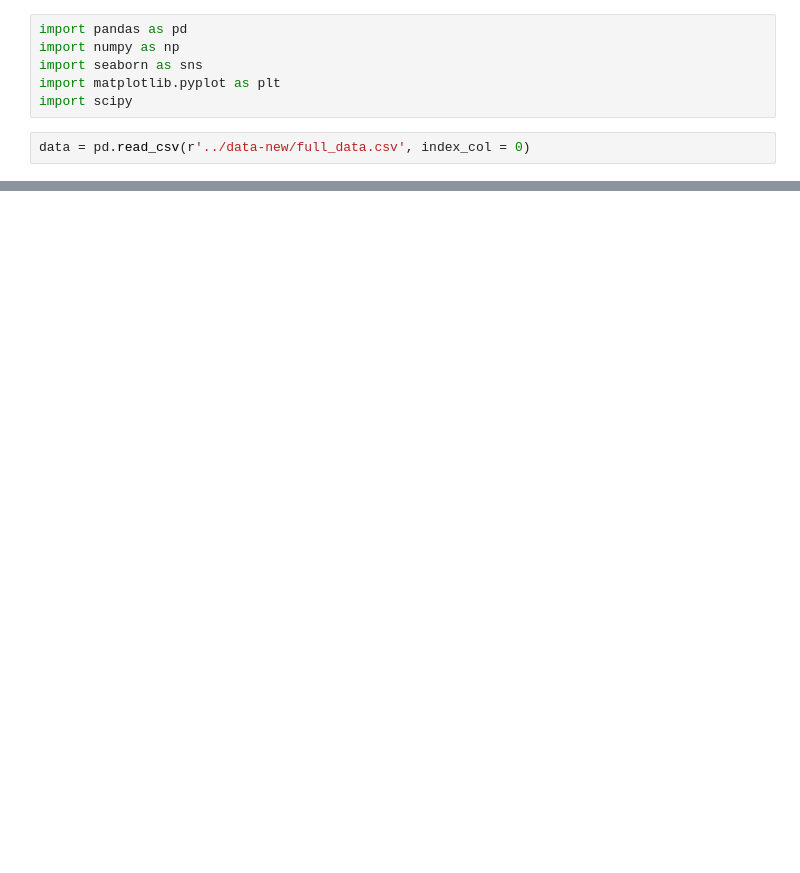
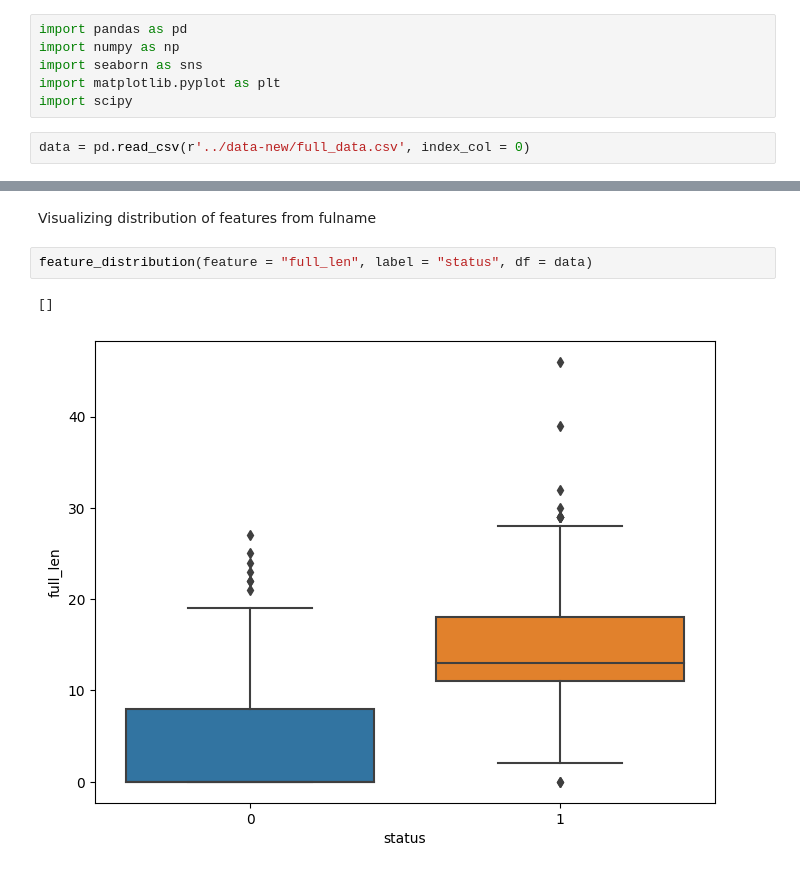
Before and after one commit to josephine-amponsah/spammer-detection, a Jupyter notebook: notebooks/feature-engineering.ipynb, the cells around one changed output, grey strips where cells are left out. Saved outputs shown, nothing was run; the diff lists cells and outputs as text; blank space fills up the shorter version.

```diff
--- a/notebooks/feature-engineering.ipynb
+++ b/notebooks/feature-engineering.ipynb
@@ -72,0 +149,7 @@ plt.plot()
+# %% [markdown]
+Visualizing distribution of features from fulname
+# %%
+feature_distribution(feature = "full_len", label = "status", df = data)
+# %% [output]
+[]
+[figure, added]
```
Also changed, not shown: parts of 52 cells of this notebook.
